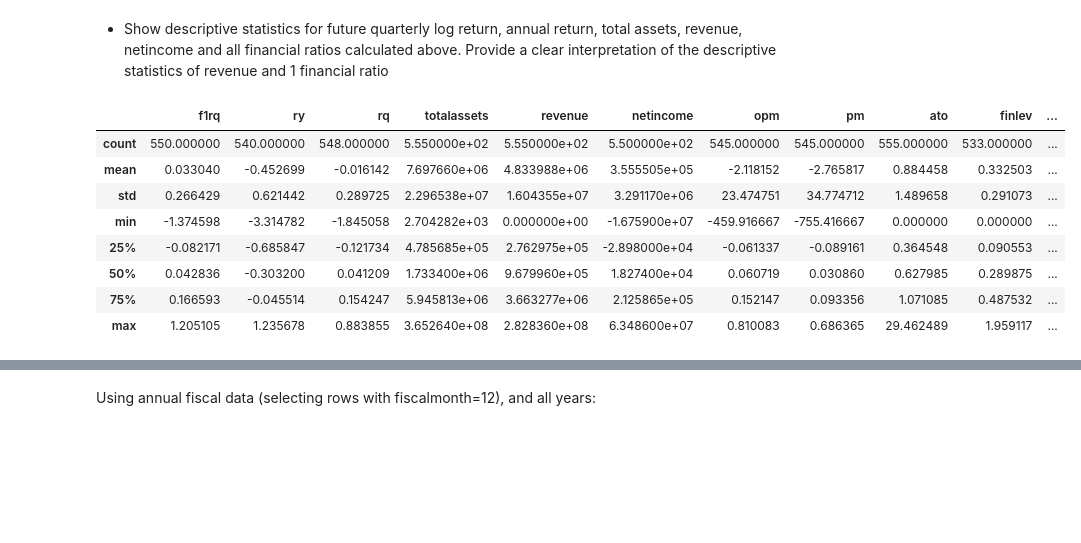
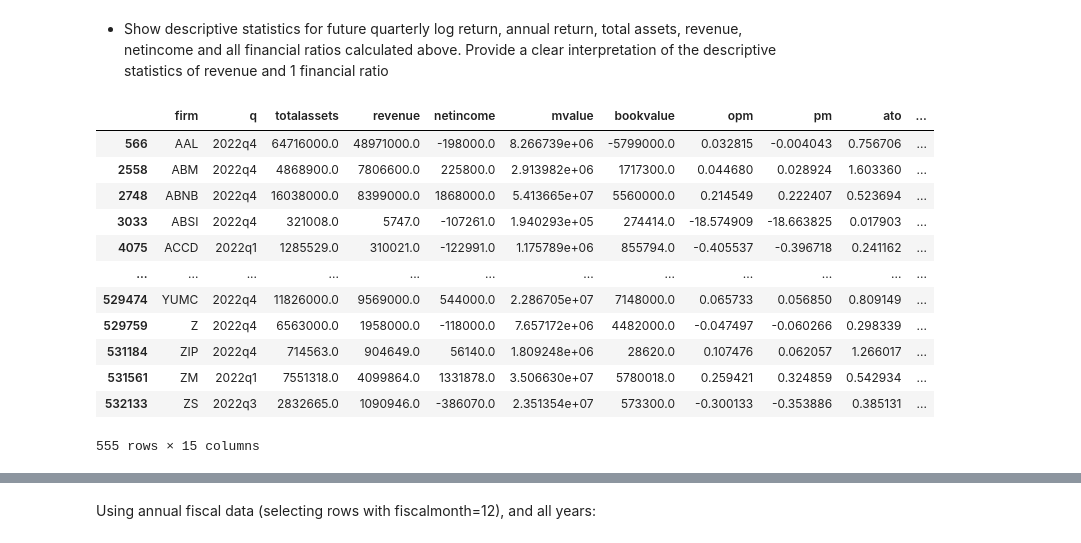
Before and after one commit to Jaime-prog/Statistics_Data_Science_TC3006C, a Jupyter notebook: Project/Reto_estadística_TC3006C_investment.ipynb, the cells around one changed output, grey strips where cells are left out. Cells and saved outputs as stored; diff of their text form; code cells hidden in the pictures; blank space fills up the shorter version.

```diff
--- a/Project/Reto_estadística_TC3006C_investment.ipynb
+++ b/Project/Reto_estadística_TC3006C_investment.ipynb
@@ -192,7 +205,14 @@ NOW THE MARKET VALUE AND THE BOOK VALUE DIFFER FROM WITHIN INDUSTRIES WITH THE F
 # %%
 # Selecciono mi industria:
 
-dataser= data.loc[(data['industria']== 'Servicios de alojamiento temporal y de preparación de alimentos y bebidas') | (data['industria']=='Servicios de apoyo a los negocios y manejo de residuos y desechos, y servicios de remediación') | (data['industria']=="Servicios de esparcimiento culturales y deportivos, y otros servicios recreativos") | (data['industria']=="Servicios de salud y de asistencia social") | (data['industria']=="Servicios educativos") | (data['industria']=="Servicios profesionales, científicos y técnicos") | (data['industria']=="Servicios inmobiliarios y de alquiler de bienes muebles e intangibles") | (data['industria']=="Transportes, correos y almacenamiento")]
+dataser= data.loc[(data['industria']== 'Servicios de alojamiento temporal y de preparación de alimentos y bebidas') |
+                  (data['industria']=='Servicios de apoyo a los negocios y manejo de residuos y desechos, y servicios de remediación') |
+                  (data['industria']=="Servicios de esparcimiento culturales y deportivos, y otros servicios recreativos") |
+                  (data['industria']=="Servicios de salud y de asistencia social") |
+                  (data['industria']=="Servicios educativos") |
+                  (data['industria']=="Servicios profesionales, científicos y técnicos") |
+                  (data['industria']=="Servicios inmobiliarios y de alquiler de bienes muebles e intangibles") |
+                  (data['industria']=="Transportes, correos y almacenamiento")]
 dataser[['industria']].head()
 # %% [output]
 |  | industria |
@@ -203,6 +223,6 @@ dataser[['industria']].head()
 | 194 | Servicios profesionales, científi... |
 # %%
 dataser2022 = dataser.loc[(dataser['year']==2022) & (dataser['fiscalmonth']==12) & (dataser['status']=='activo')]
-dataser2022 = dataser2022[['firm','q','revenue','netincome','mvalue','bookvalue','opm','pm','ato','finlev','acidratio','rq','f1rq']]
+dataser2022 = dataser2022[['firm','q','totalassets','revenue','netincome','mvalue','bookvalue','opm','pm','ato','finlev','acidratio','rq','ry','f1rq']]
 dataser2022.describe()
 # %% [output]
@@ -414,8 +415,16 @@ plt.show()
 # %% [markdown]
 La industria con la cuál estaré trabajando para esta sección será las industrias manufactureras.
 # %%
-#selecciono industria
-dataser= data.loc[(data['industria']== 'Servicios de alojamiento temporal y de preparación de alimentos y bebidas') | (data['industria']=='Servicios de apoyo a los negocios y manejo de residuos y desechos, y servicios de remediación') | (data['industria']=="Servicios de esparcimiento culturales y deportivos, y otros servicios recreativos") | (data['industria']=="Servicios de salud y de asistencia social") | (data['industria']=="Servicios educativos") | (data['industria']=="Servicios profesionales, científicos y técnicos") | (data['industria']=="Servicios inmobiliarios y de alquiler de bienes muebles e intangibles") | (data['industria']=="Transportes, correos y almacenamiento")]
+#Select my Industry
+#In this case we'll be analyzing the Service industries
+dataser= data.loc[(data['industria']== 'Servicios de alojamiento temporal y de preparación de alimentos y bebidas') |
+                  (data['industria']=='Servicios de apoyo a los negocios y manejo de residuos y desechos, y servicios de remediación') |
+                  (data['industria']=="Servicios de esparcimiento culturales y deportivos, y otros servicios recreativos") |
+                  (data['industria']=="Servicios de salud y de asistencia social") |
+                  (data['industria']=="Servicios educativos") |
+                  (data['industria']=="Servicios profesionales, científicos y técnicos") |
+                  (data['industria']=="Servicios inmobiliarios y de alquiler de bienes muebles e intangibles") |
+                  (data['industria']=="Transportes, correos y almacenamiento")]
 dataser[['industria']].head()
 # %% [output]
 |  | industria |
@@ -433,16 +442,19 @@ Using the subsample of your industry and using annual fiscal information (select
 # %%
 #selecciono las columnas de las variables a analizar
 #'firm', 'q', 'f1rq', 'ry', 'rq', 'totalassets', 'revenue', 'netincome', 'opm', 'pm', 'ato', 'finlev', 'acidratio','mvalue', 'bookvalue'
 dataset2022 = dataser.loc[(dataser['year']==2022)&(dataser['fiscalmonth']==12) & (dataser['status']=="activo")]
-dataset2022 = dataset2022[['firm', 'q', 'f1rq', 'ry', 'rq', 'totalassets', 'revenue', 'netincome', 'opm', 'pm', 'ato', 'finlev', 'acidratio','mvalue', 'bookvalue']]
-dataset2022.describe()
+dataser2022
 # %% [output]
-|  | f1rq | ry | rq | totalassets | revenue | netincome | opm | pm | ato | finlev | ... |
-| count | 550.000000 | 540.000000 | 548.000000 | 5.550000e+02 | 5.550000e+02 | 5.500000e+02 | 545.000000 | 545.000000 | 555.000000 | 533.000000 | ... |
-| mean | 0.033040 | -0.452699 | -0.016142 | 7.697660e+06 | 4.833988e+06 | 3.555505e+05 | -2.118152 | -2.765817 | 0.884458 | 0.332503 | ... |
-| std | 0.266429 | 0.621442 | 0.289725 | 2.296538e+07 | 1.604355e+07 | 3.291170e+06 | 23.474751 | 34.774712 | 1.489658 | 0.291073 | ... |
-| min | -1.374598 | -3.314782 | -1.845058 | 2.704282e+03 | 0.000000e+00 | -1.675900e+07 | -459.916667 | -755.416667 | 0.000000 | 0.000000 | ... |
-| 25% | -0.082171 | -0.685847 | -0.121734 | 4.785685e+05 | 2.762975e+05 | -2.898000e+04 | -0.061337 | -0.089161 | 0.364548 | 0.090553 | ... |
-| 50% | 0.042836 | -0.303200 | 0.041209 | 1.733400e+06 | 9.679960e+05 | 1.827400e+04 | 0.060719 | 0.030860 | 0.627985 | 0.289875 | ... |
-| 75% | 0.166593 | -0.045514 | 0.154247 | 5.945813e+06 | 3.663277e+06 | 2.125865e+05 | 0.152147 | 0.093356 | 1.071085 | 0.487532 | ... |
-| max | 1.205105 | 1.235678 | 0.883855 | 3.652640e+08 | 2.828360e+08 | 6.348600e+07 | 0.810083 | 0.686365 | 29.462489 | 1.959117 | ... |
+|  | firm | q | totalassets | revenue | netincome | mvalue | bookvalue | opm | pm | ato | ... |
+| 566 | AAL | 2022q4 | 64716000.0 | 48971000.0 | -198000.0 | 8.266739e+06 | -5799000.0 | 0.032815 | -0.004043 | 0.756706 | ... |
+| 2558 | ABM | 2022q4 | 4868900.0 | 7806600.0 | 225800.0 | 2.913982e+06 | 1717300.0 | 0.044680 | 0.028924 | 1.603360 | ... |
+| 2748 | ABNB | 2022q4 | 16038000.0 | 8399000.0 | 1868000.0 | 5.413665e+07 | 5560000.0 | 0.214549 | 0.222407 | 0.523694 | ... |
+| 3033 | ABSI | 2022q4 | 321008.0 | 5747.0 | -107261.0 | 1.940293e+05 | 274414.0 | -18.574909 | -18.663825 | 0.017903 | ... |
+| 4075 | ACCD | 2022q1 | 1285529.0 | 310021.0 | -122991.0 | 1.175789e+06 | 855794.0 | -0.405537 | -0.396718 | 0.241162 | ... |
+| ... | ... | ... | ... | ... | ... | ... | ... | ... | ... | ... | ... |
+| 529474 | YUMC | 2022q4 | 11826000.0 | 9569000.0 | 544000.0 | 2.286705e+07 | 7148000.0 | 0.065733 | 0.056850 | 0.809149 | ... |
+| 529759 | Z | 2022q4 | 6563000.0 | 1958000.0 | -118000.0 | 7.657172e+06 | 4482000.0 | -0.047497 | -0.060266 | 0.298339 | ... |
+| 531184 | ZIP | 2022q4 | 714563.0 | 904649.0 | 56140.0 | 1.809248e+06 | 28620.0 | 0.107476 | 0.062057 | 1.266017 | ... |
+| 531561 | ZM | 2022q1 | 7551318.0 | 4099864.0 | 1331878.0 | 3.506630e+07 | 5780018.0 | 0.259421 | 0.324859 | 0.542934 | ... |
+| 532133 | ZS | 2022q3 | 2832665.0 | 1090946.0 | -386070.0 | 2.351354e+07 | 573300.0 | -0.300133 | -0.353886 | 0.385131 | ... |
+555 rows × 15 columns
```
Also changed, not shown: parts of 21 cells of this notebook.
